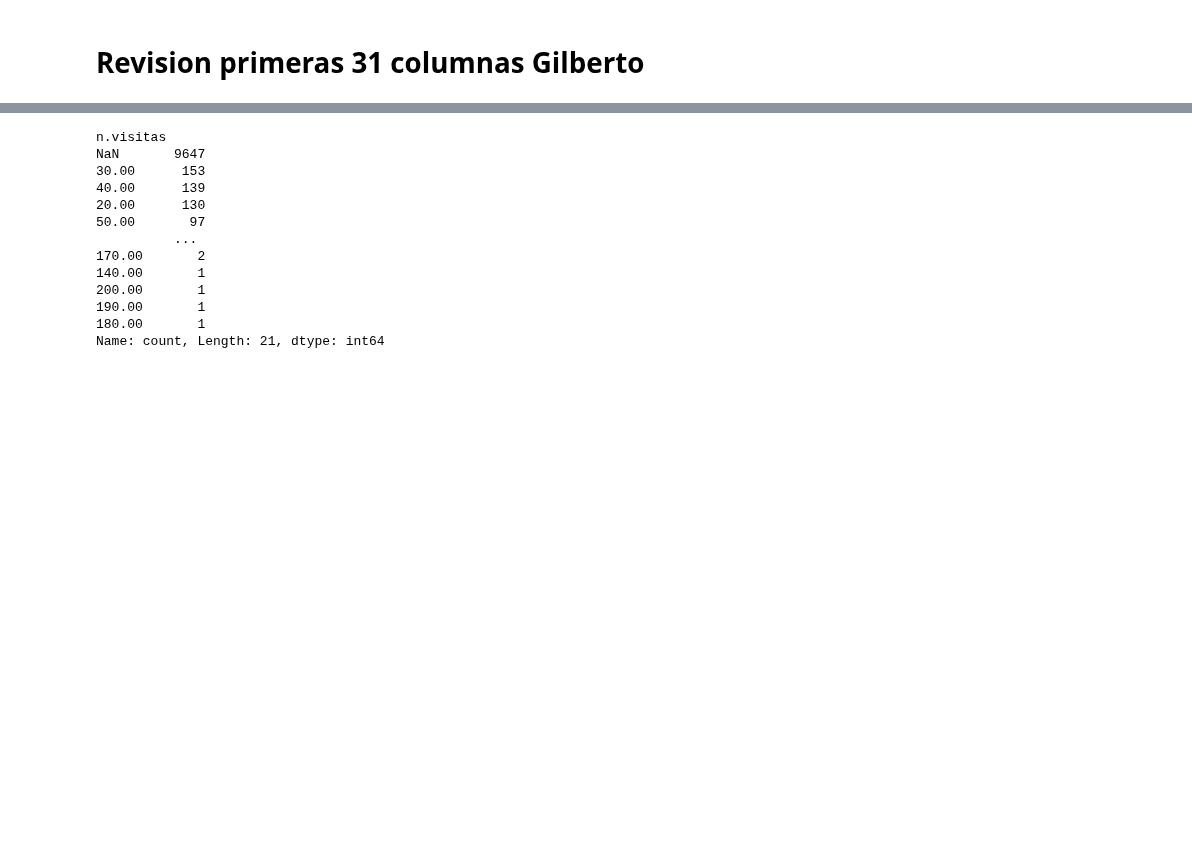
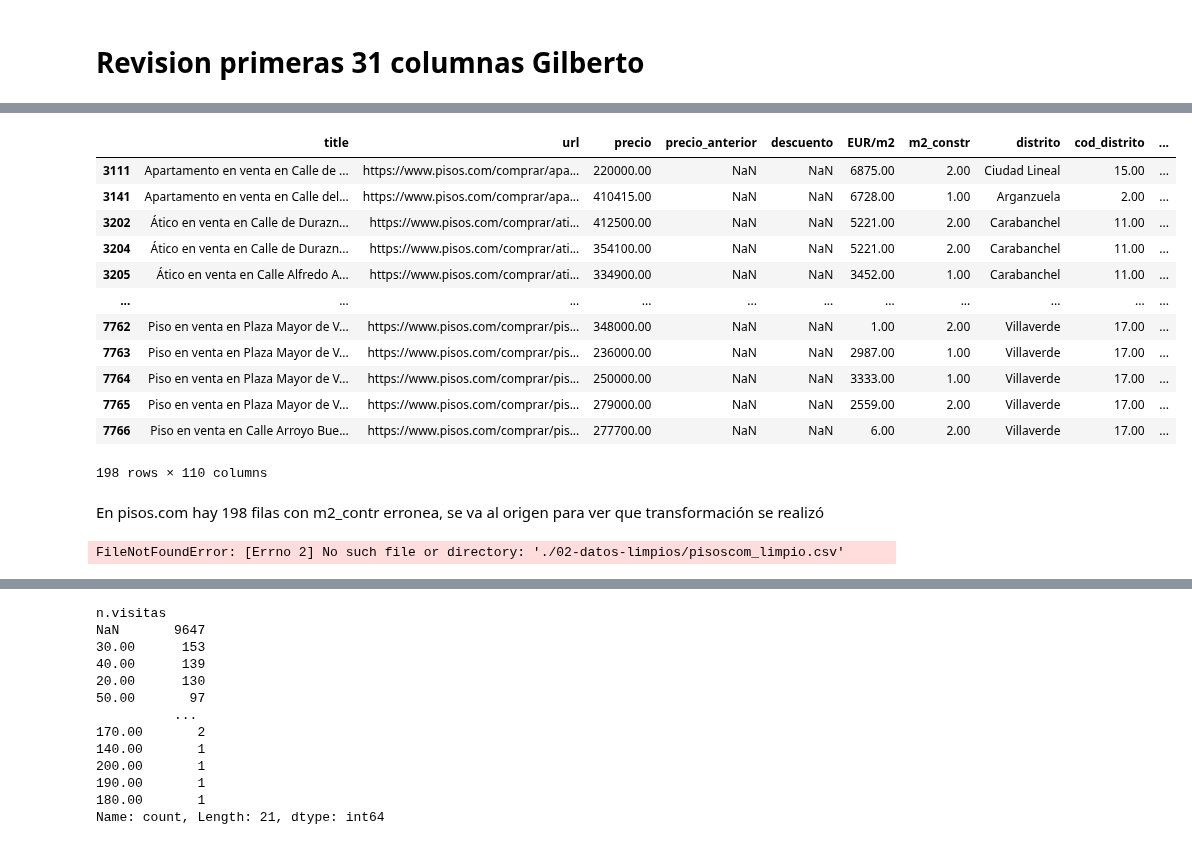
Before and after one commit to avaquerocastro/precios-de-vivienda-madrid, a Jupyter notebook: codigo/01-preprocesamiento-de-datos/Revision_columnas/Revision_Columnas.ipynb, the cells around one changed output, grey strips where cells are left out. Saved outputs shown, nothing was run; the diff lists cells and outputs as text; code cells hidden in the pictures; blank space fills up the shorter version.

Commit message:
Modificciones para comprobaciones de revision de columnas

```diff
--- a/codigo/01-preprocesamiento-de-datos/Revision_columnas/Revision_Columnas.ipynb
+++ b/codigo/01-preprocesamiento-de-datos/Revision_columnas/Revision_Columnas.ipynb
@@ -140,0 +251,3 @@ Length: 31, dtype: int64
+# %%
+# Eliminar filas donde la columna 'precio' es igual a 1
+df17 = df17[df17["precio"] != 1]
@@ -303,0 +328,28 @@ array(['Portero media jornada', nan, 'Portero todo el día'], dtype=object)
+# %%
+# Asignar valor específico si la URL coincide
+df17.loc[df17["url"] == "https://www.pisosmadrid.com.es/propiedad/3912876-piso-en-venta-en-malasana-madrid", "m2_constr"] = 131
+
+df17.loc[df17["url"] == "https://www.pisosmadrid.com.es/propiedad/4056174-apartamento-en-venta-en-centro-madrid", "m2_constr"] = 100
+# %%
+df17.query("m2_constr<= 10 & web=='pisos.com'")
+# %% [output]
+|  | title | url | precio | precio_anterior | descuento | EUR/m2 | m2_constr | distrito | cod_distrito | ... |
+| 3111 | Apartamento en venta en Calle de ... | https://www.pisos.com/comprar/apa... | 220000.00 | NaN | NaN | 6875.00 | 2.00 | Ciudad Lineal | 15.00 | ... |
+| 3141 | Apartamento en venta en Calle del... | https://www.pisos.com/comprar/apa... | 410415.00 | NaN | NaN | 6728.00 | 1.00 | Arganzuela | 2.00 | ... |
+| 3202 | Ático en venta en Calle de Durazn... | https://www.pisos.com/comprar/ati... | 412500.00 | NaN | NaN | 5221.00 | 2.00 | Carabanchel | 11.00 | ... |
+| 3204 | Ático en venta en Calle de Durazn... | https://www.pisos.com/comprar/ati... | 354100.00 | NaN | NaN | 5221.00 | 2.00 | Carabanchel | 11.00 | ... |
+| 3205 | Ático en venta en Calle Alfredo A... | https://www.pisos.com/comprar/ati... | 334900.00 | NaN | NaN | 3452.00 | 1.00 | Carabanchel | 11.00 | ... |
+| ... | ... | ... | ... | ... | ... | ... | ... | ... | ... | ... |
+| 7762 | Piso en venta en Plaza Mayor de V... | https://www.pisos.com/comprar/pis... | 348000.00 | NaN | NaN | 1.00 | 2.00 | Villaverde | 17.00 | ... |
+| 7763 | Piso en venta en Plaza Mayor de V... | https://www.pisos.com/comprar/pis... | 236000.00 | NaN | NaN | 2987.00 | 1.00 | Villaverde | 17.00 | ... |
+| 7764 | Piso en venta en Plaza Mayor de V... | https://www.pisos.com/comprar/pis... | 250000.00 | NaN | NaN | 3333.00 | 1.00 | Villaverde | 17.00 | ... |
+| 7765 | Piso en venta en Plaza Mayor de V... | https://www.pisos.com/comprar/pis... | 279000.00 | NaN | NaN | 2559.00 | 2.00 | Villaverde | 17.00 | ... |
+| 7766 | Piso en venta en Calle Arroyo Bue... | https://www.pisos.com/comprar/pis... | 277700.00 | NaN | NaN | 6.00 | 2.00 | Villaverde | 17.00 | ... |
+198 rows × 110 columns
+# %% [markdown]
+En pisos.com hay 198 filas con m2_contr erronea, se va al origen para ver que transformación se realizó
+# %%
+#utilizo el fichero pisoscom_limpio que parece que aun tenia los valores de m2_constr
+dfpisoscomlimpio= pd.read_csv('./02-datos-limpios/pisoscom_limpio.csv',index_col=False)
+# %% [output]
+FileNotFoundError: [Errno 2] No such file or directory: './02-datos-limpios/pisoscom_limpio.csv'
```
Also changed, not shown: parts of 23 cells of this notebook, 4 other files.
